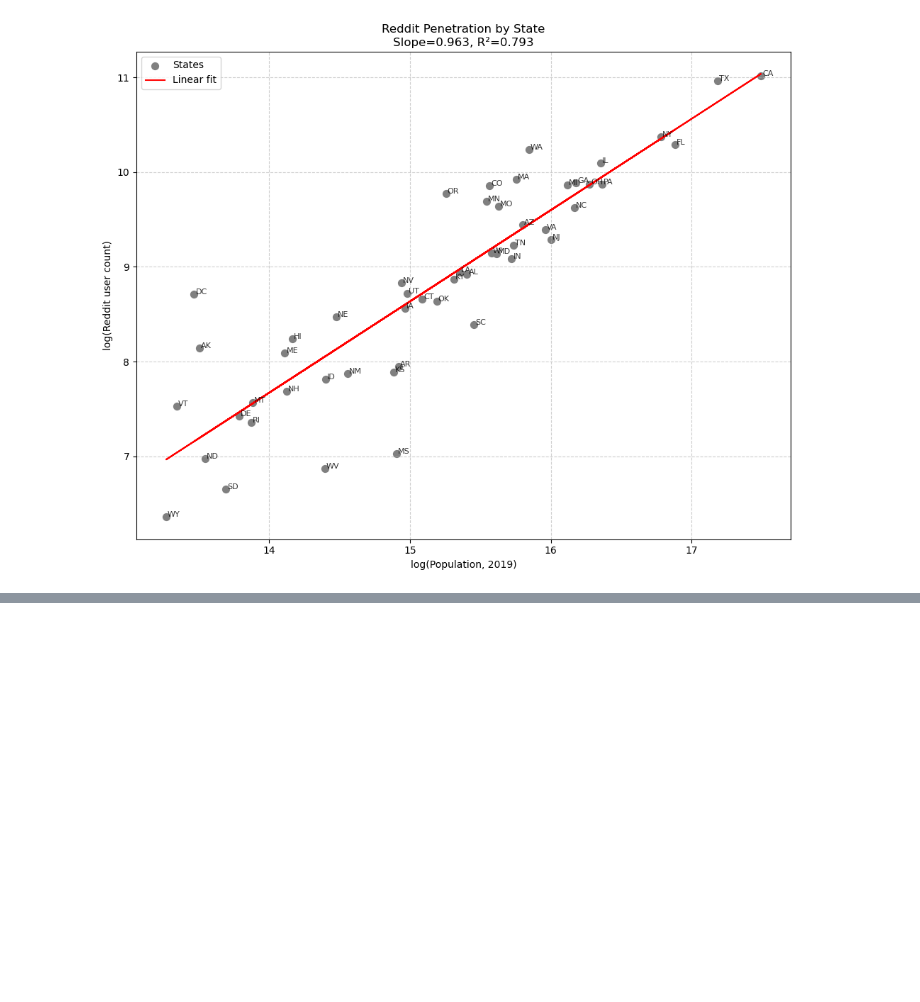
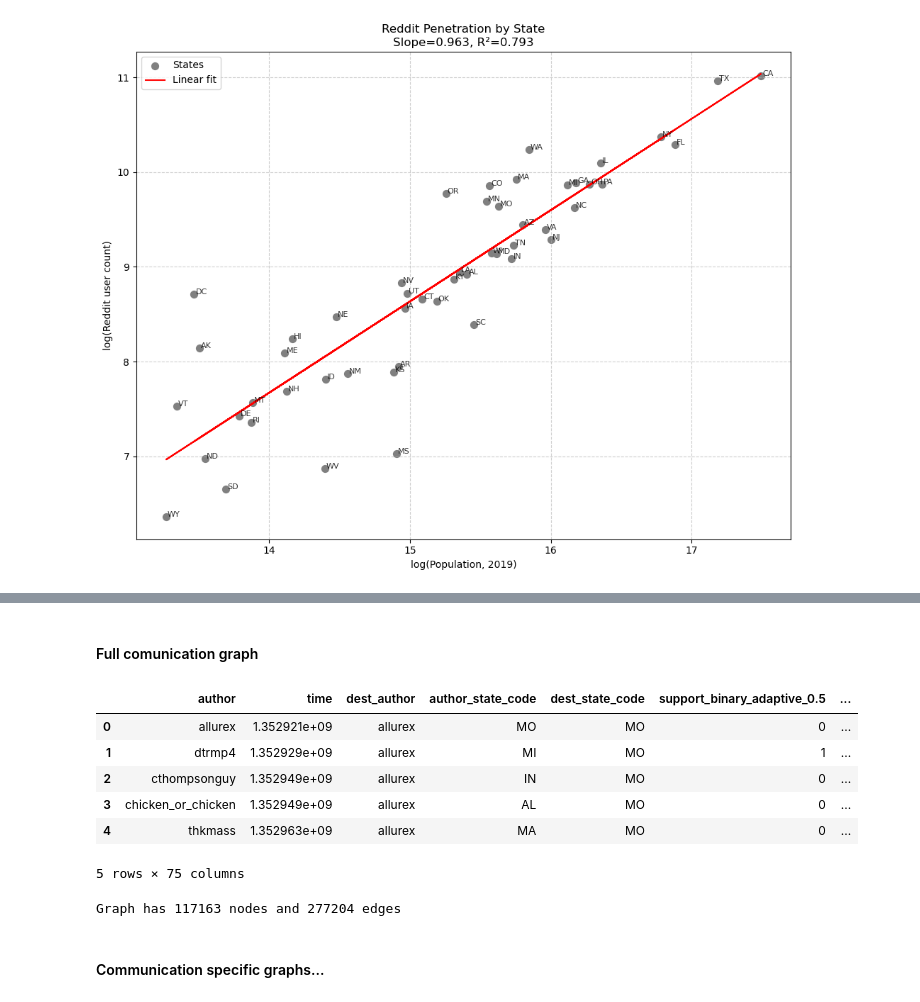
Before and after one commit to florentinafabregas/Group_K_SeminarsInDataScience, a Jupyter notebook: main.ipynb, the cells around one changed output, grey strips where cells are left out. Saved outputs shown, nothing was run; the diff lists cells and outputs as text; code cells hidden in the pictures; blank space fills up the shorter version.

Commit message:
add: build initial communication graphs

```diff
--- a/main.ipynb
+++ b/main.ipynb
@@ -60,0 +76,14 @@ R²: 0.7930
+# %% [markdown]
+#### Full comunication graph
+# %%
+dim_df = pd.read_csv("data/reddit_messages_dimensions.csv", sep="|")
+# %%
+dim_df.head()
+# %% [output]
+|  | author | time | dest_author | author_state_code | dest_state_code | support_binary_adaptive_0.5 | ... |
+| 0 | allurex | 1.352921e+09 | allurex | MO | MO | 0 | ... |
+| 1 | dtrmp4 | 1.352929e+09 | allurex | MI | MO | 1 | ... |
+| 2 | cthompsonguy | 1.352949e+09 | allurex | IN | MO | 0 | ... |
+| 3 | chicken_or_chicken | 1.352949e+09 | allurex | AL | MO | 0 | ... |
+| 4 | thkmass | 1.352963e+09 | allurex | MA | MO | 0 | ... |
+5 rows × 75 columns
@@ -60,0 +99,11 @@ R²: 0.7930
+# %%
+G = nx.DiGraph()
+
+for _, row in edge_weights.iterrows():
+    G.add_edge(row["author"], row["dest_author"], weight=row["weight"])
+
+print(f"Graph has {G.number_of_nodes()} nodes and {G.number_of_edges()} edges")
+# %% [output]
+Graph has 117163 nodes and 277204 edges
+# %% [markdown]
+#### Communication specific graphs...
```
Also changed, not shown: parts of 9 cells of this notebook, 1 other file.
